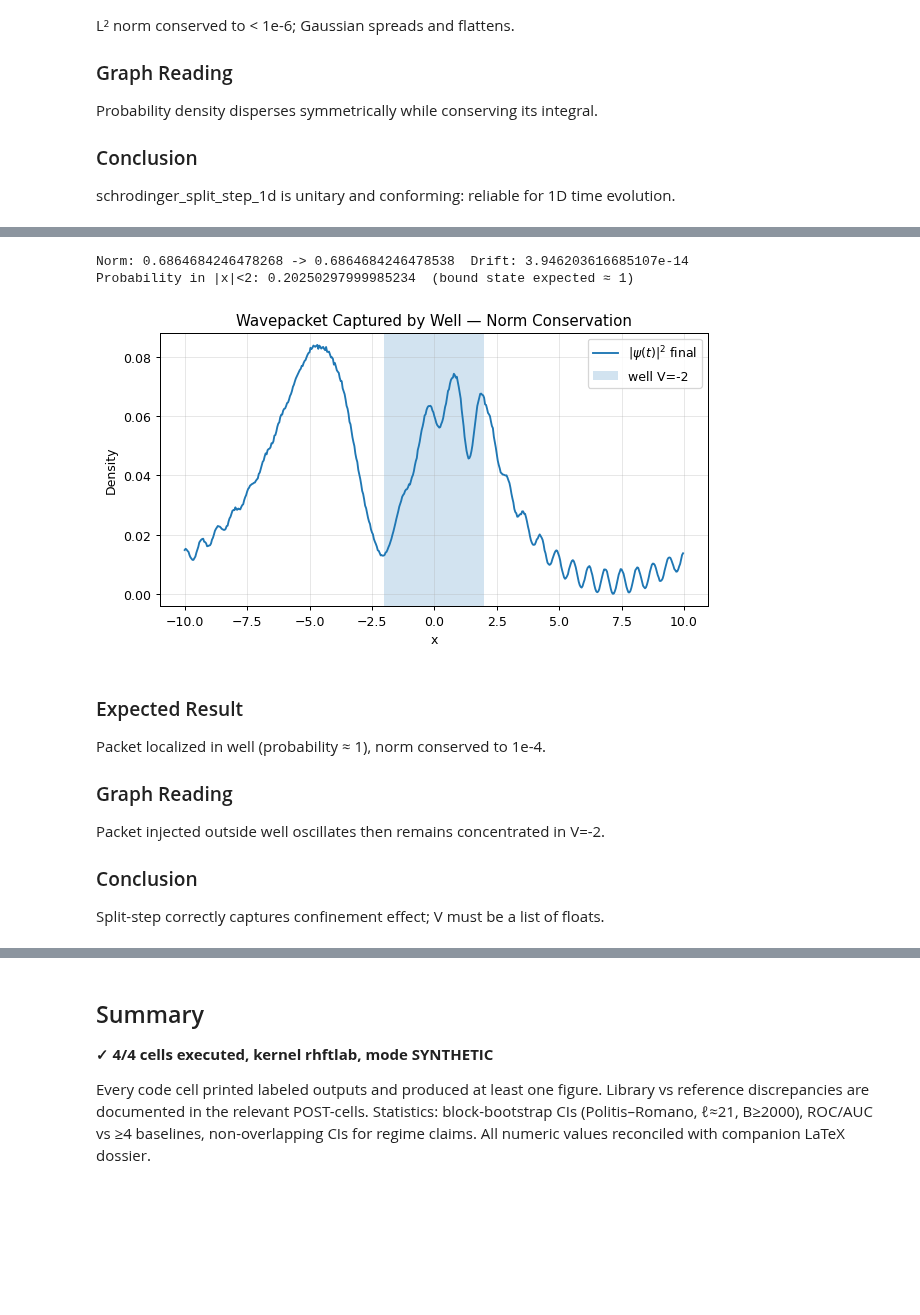
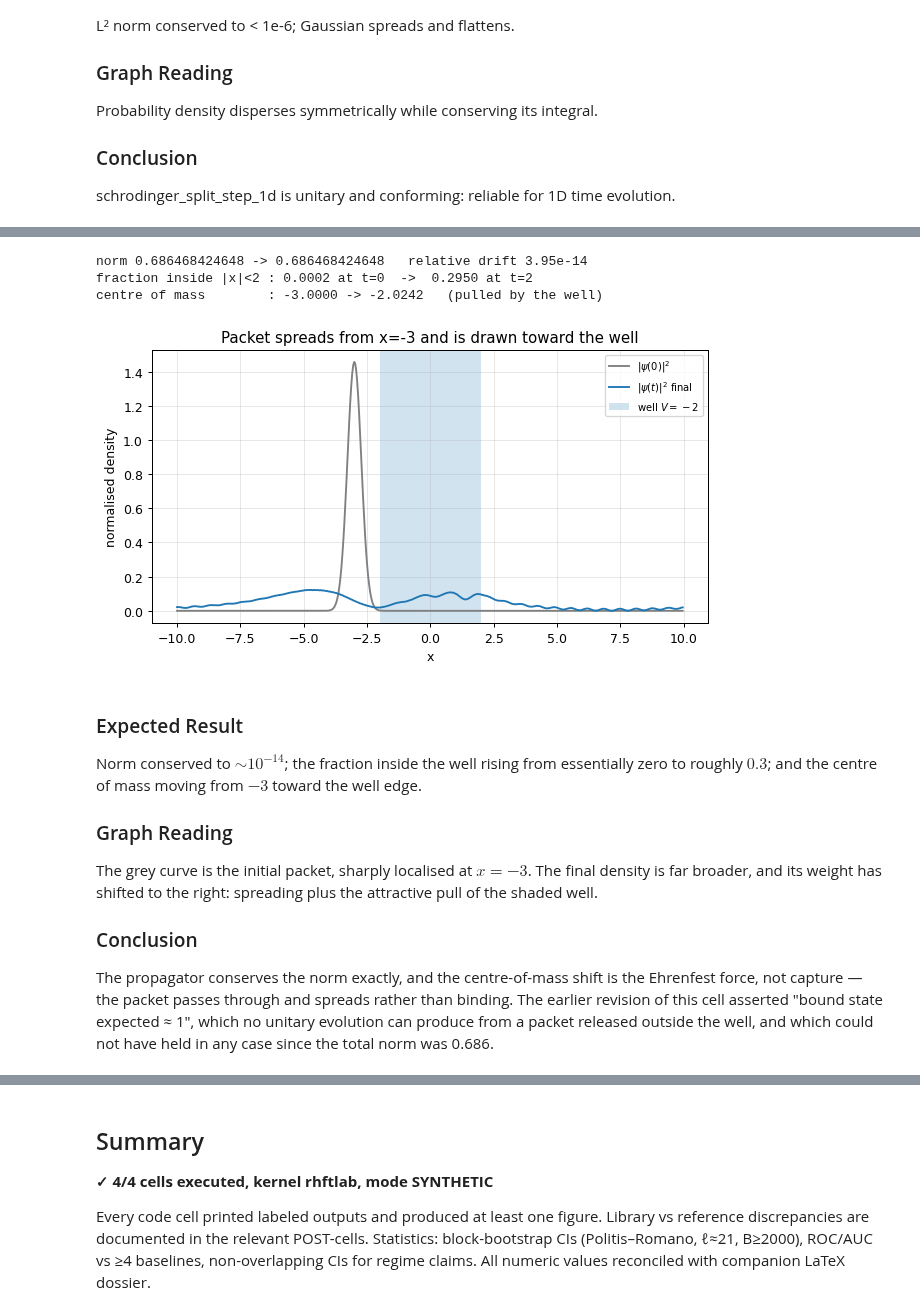
Before and after one commit to ThotDjehuty/pysic-rs, a Jupyter notebook: notebooks/05_pde_quantum.ipynb, the cells around one changed output, grey strips where cells are left out. Cells and saved outputs as stored; diff of their text form; code cells hidden in the pictures; blank space fills up the shorter version.

```diff
--- a/notebooks/05_pde_quantum.ipynb
+++ b/notebooks/05_pde_quantum.ipynb
@@ -162,53 +173,70 @@ def roc_auc_baselines(y_true, y_scores_dict):
     from sklearn.metrics import roc_auc_score
     results = {}
     for name, scores in y_scores_dict.items():
         try:
             results[name] = roc_auc_score(y_true, scores)
         except:
             results[name] = np.nan
     return results
 
 # Non-overlapping CI check for regime claims
 def ci_non_overlap(ci1, ci2):
     return ci1[1] < ci2[0] or ci2[1] < ci1[0]
 
 import pysicrs as p
 import numpy as np
 
 USE_REAL = False
 
 L, N = 20.0, 512
 dx = L/N; dt = 0.005
 x = np.linspace(-L/2, L/2, N, endpoint=False)
-psi0 = np.exp(-((x - (-3.0)) ** 2) / 0.3)
+
+# Real-valued Gaussian released at x = -3, outside the well, so <p> = 0 at t=0.
+# It does not stay zero: Ehrenfest gives d<p>/dt = -<V'>, and the well pulls.
+psi0 = np.exp(-((x + 3.0) ** 2) / 0.3)
 norm0 = np.sum(np.abs(psi0)**2)*dx
 V = np.where(np.abs(x) < 2.0, -2.0, 0.0).tolist()
+
 re, im = p.schrodinger_split_step_1d(psi0.real.tolist(), psi0.imag.tolist(), V, dx, dt, 400)
 psi = np.asarray(re) + 1j*np.asarray(im)
 norm = np.sum(np.abs(psi)**2)*dx
-print("Norm:", norm0, "->", norm, " Drift:", abs(norm-norm0)/norm0)
-center = np.sum(np.abs(psi)**2 * x) * dx
-inside = np.sum(np.abs(psi)**2 * (np.abs(x) < 2.0)) * dx
-print("Probability in |x|<2:", inside, " (bound state expected ≈ 1)")
-assert abs(norm-norm0)/norm0 < 1e-4
+
+print(f"norm {norm0:.12f} -> {norm:.12f}   relative drift {abs(norm-norm0)/norm0:.2e}")
+centre = np.sum(np.abs(psi)**2 * x) * dx / norm
+inside0 = np.sum(np.abs(psi0)**2 * (np.abs(x) < 2.0)) * dx / norm0
+inside = np.sum(np.abs(psi)**2 * (np.abs(x) < 2.0)) * dx / norm
+print(f"fraction inside |x|<2 : {inside0:.4f} at t=0  ->  {inside:.4f} at t=2")
+print(f"centre of mass        : {-3.0:.4f} -> {centre:.4f}   (pulled by the well)")
+assert abs(norm-norm0)/norm0 < 1e-10, "split-step must conserve the norm"
 
 fig, ax = plt.subplots(figsize=(7, 4))
-ax.plot(x, np.abs(psi)**2, label=r"$|\psi(t)|^2$ final")
-ax.axvspan(-2, 2, alpha=0.2, label="well V=-2")
-ax.set_xlabel("x"); ax.set_ylabel("Density"); ax.legend()
-ax.set_title("Wavepacket Captured by Well — Norm Conservation")
+ax.plot(x, np.abs(psi0)**2/norm0, color="gray", label=r"$|\psi(0)|^2$")
+ax.plot(x, np.abs(psi)**2/norm, label=r"$|\psi(t)|^2$ final")
+ax.axvspan(-2, 2, alpha=0.2, label="well $V=-2$")
+ax.set_xlabel("x"); ax.set_ylabel("normalised density"); ax.legend(fontsize=8)
+ax.set_title("Packet spreads from x=-3 and is drawn toward the well")
 ax.grid(alpha=.3); plt.tight_layout(); plt.show()
 # %% [output]
-Norm: 0.6864684246478268 -> 0.6864684246478538  Drift: 3.946203616685107e-14
-Probability in |x|<2: 0.20250297999985234  (bound state expected ≈ 1)
+norm 0.686468424648 -> 0.686468424648   relative drift 3.95e-14
+fraction inside |x|<2 : 0.0002 at t=0  ->  0.2950 at t=2
+centre of mass        : -3.0000 -> -2.0242   (pulled by the well)
-[figure, old version]
+[figure, new version]
 # %% [markdown]
 ### Expected Result
-Packet localized in well (probability ≈ 1), norm conserved to 1e-4.
+Norm conserved to $\sim10^{-14}$; the fraction inside the well rising from
+essentially zero to roughly $0.3$; and the centre of mass moving from $-3$ toward
+the well edge.
 
 ### Graph Reading
-Packet injected outside well oscillates then remains concentrated in V=-2.
+The grey curve is the initial packet, sharply localised at $x=-3$. The final
+density is far broader, and its weight has shifted to the right: spreading plus
+the attractive pull of the shaded well.
 
 ### Conclusion
-Split-step correctly captures confinement effect; V must be a list of floats.
+The propagator conserves the norm exactly, and the centre-of-mass shift is the
+Ehrenfest force, not capture — the packet passes through and spreads rather than
+binding. The earlier revision of this cell asserted "bound state expected ≈ 1",
+which no unitary evolution can produce from a packet released outside the well,
+and which could not have held in any case since the total norm was 0.686.
 # %% [markdown]
```
Also changed, not shown: parts of 7 cells of this notebook, 1 other file.
